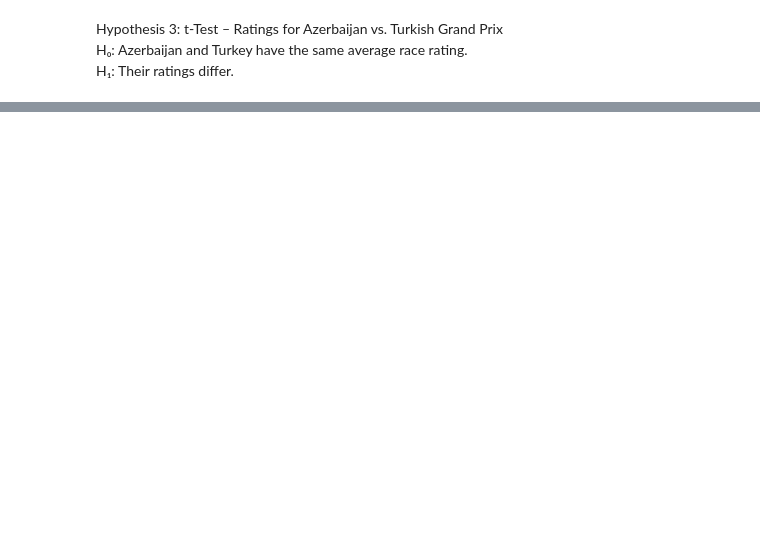
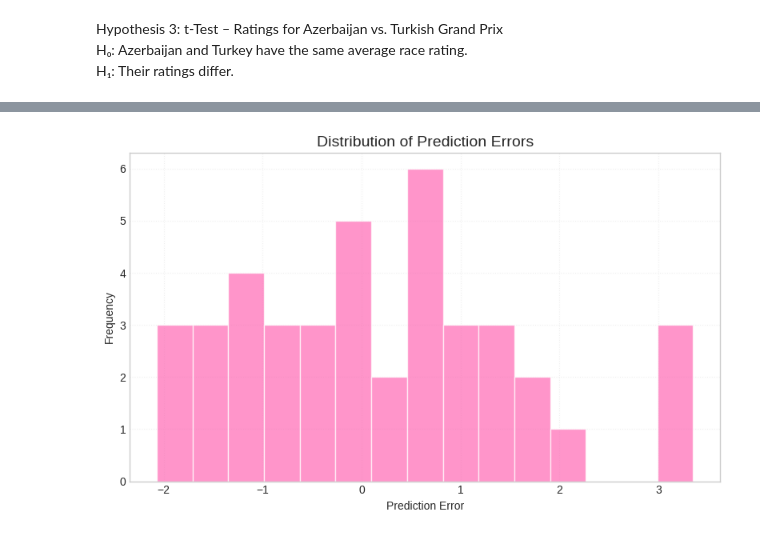
Before and after one commit to manaal-amir/DSA210_F1Project, a Jupyter notebook: Project.ipynb, the cells around one changed output, grey strips where cells are left out. Cells and saved outputs as stored; diff of their text form; code cells hidden in the pictures; blank space fills up the shorter version.

```diff
--- a/Project.ipynb
+++ b/Project.ipynb
@@ -955,0 +1033,24 @@ plt.show()
+# %%
+
+y_pred = model.predict(X_test)
+
+
+import numpy as np
+y_pred_array = np.array(y_pred)
+y_test_array = np.array(y_test)
+
+errors = y_pred_array - y_test_array
+
+
+import matplotlib.pyplot as plt
+
+plt.figure(figsize=(8, 5))
+plt.hist(errors, bins=15, color='#FF69B4', edgecolor='white', alpha=0.7)
+plt.title("Distribution of Prediction Errors", fontsize=14)
+plt.xlabel("Prediction Error")
+plt.ylabel("Frequency")
+plt.grid(True, linestyle=':', alpha=0.3)
+plt.tight_layout()
+plt.show()
+# %% [output]
+[figure, added]
```
Also changed, not shown: parts of 44 cells of this notebook.
